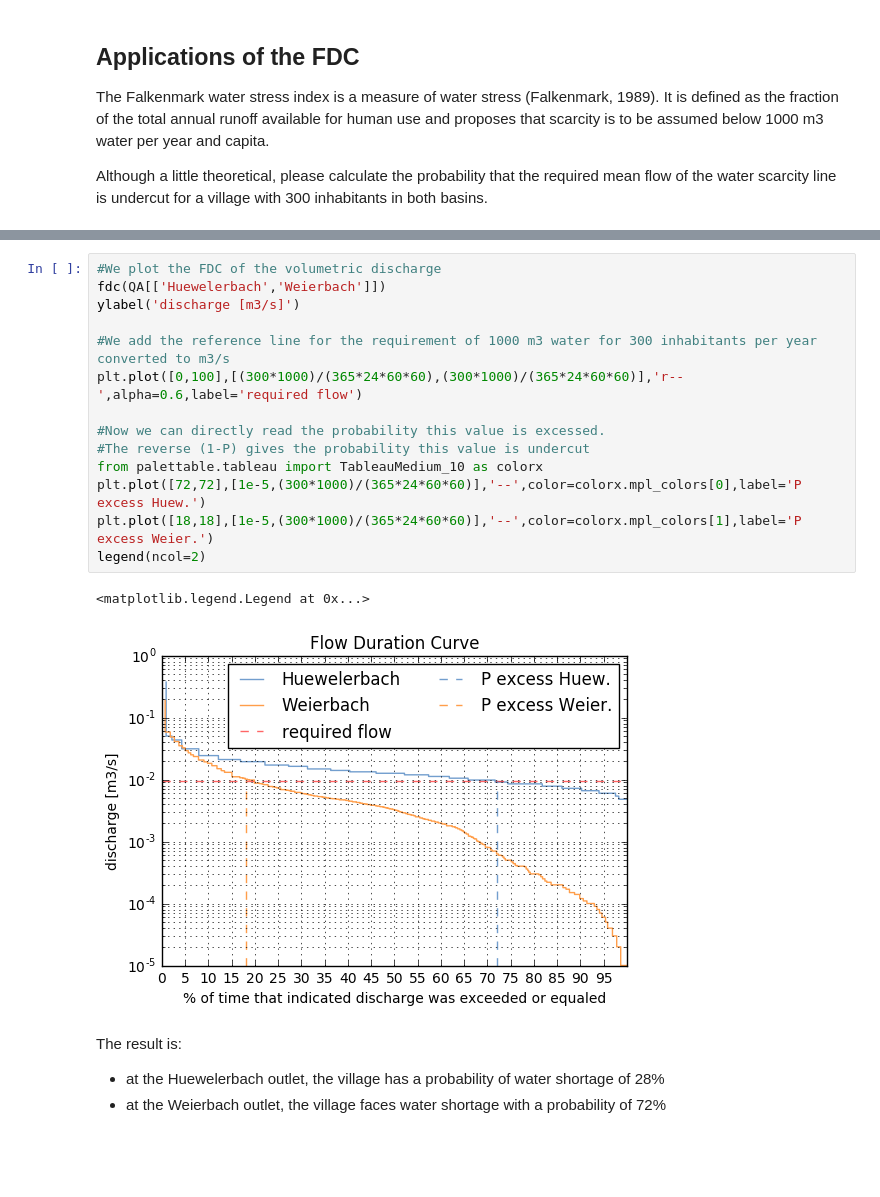
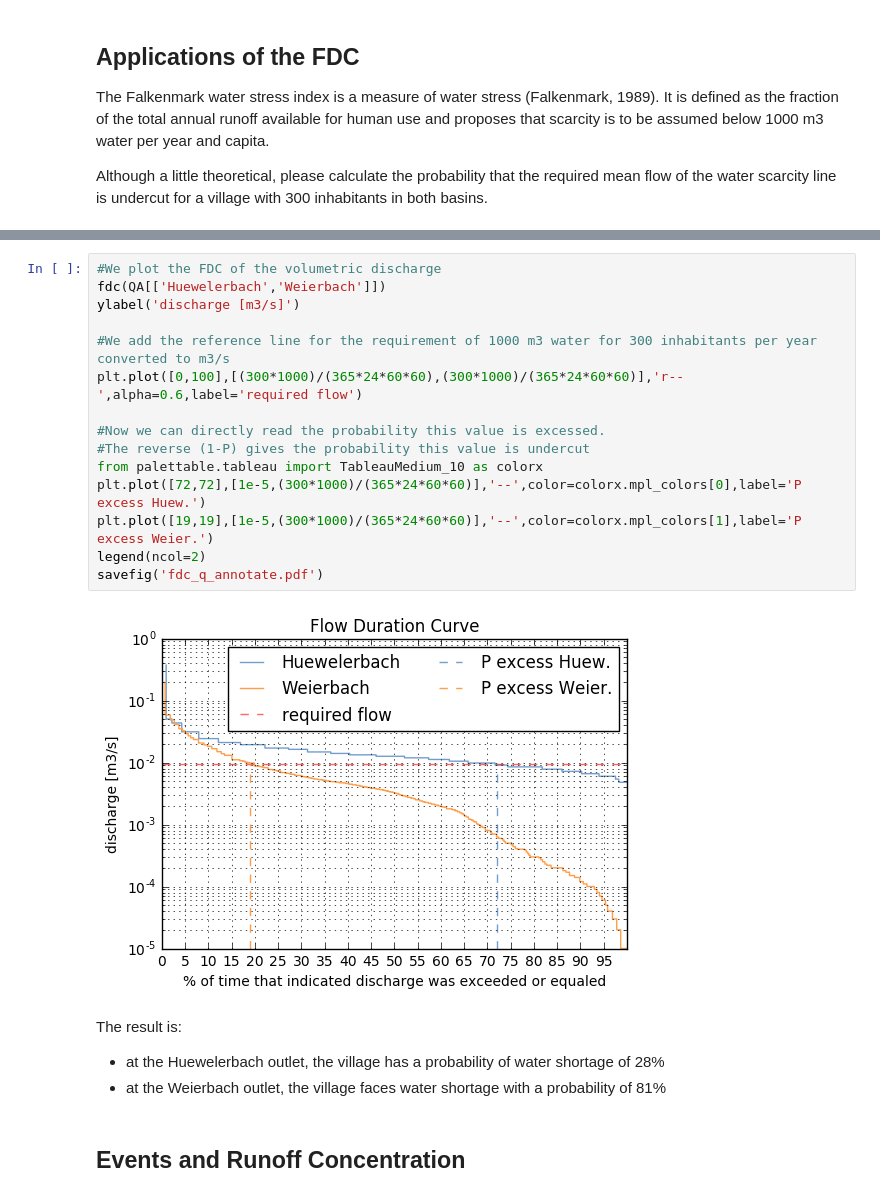
Before and after one commit to cojacoo/hydro_tutorial, a Jupyter notebook: Tutorial_2_FlowDuration_RunoffGeneration.ipynb, the cells around one changed output, grey strips where cells are left out. Saved outputs shown, nothing was run; the diff lists cells and outputs as text; blank space fills up the shorter version.

```diff
--- a/Tutorial_2_FlowDuration_RunoffGeneration.ipynb
+++ b/Tutorial_2_FlowDuration_RunoffGeneration.ipynb
@@ -170,22 +184,24 @@ Although a little theoretical, please calculate the probability that the require
 # %%
 #We plot the FDC of the volumetric discharge
 fdc(QA[['Huewelerbach','Weierbach']])
 ylabel('discharge [m3/s]')
 
 #We add the reference line for the requirement of 1000 m3 water for 300 inhabitants per year converted to m3/s
 plt.plot([0,100],[(300*1000)/(365*24*60*60),(300*1000)/(365*24*60*60)],'r--',alpha=0.6,label='required flow')
 
 #Now we can directly read the probability this value is excessed.
 #The reverse (1-P) gives the probability this value is undercut
 from palettable.tableau import TableauMedium_10 as colorx
 plt.plot([72,72],[1e-5,(300*1000)/(365*24*60*60)],'--',color=colorx.mpl_colors[0],label='P excess Huew.')
-plt.plot([18,18],[1e-5,(300*1000)/(365*24*60*60)],'--',color=colorx.mpl_colors[1],label='P excess Weier.')
+plt.plot([19,19],[1e-5,(300*1000)/(365*24*60*60)],'--',color=colorx.mpl_colors[1],label='P excess Weier.')
 legend(ncol=2)
+savefig('fdc_q_annotate.pdf')
 # %% [output]
-<matplotlib.legend.Legend at 0x...>
-[figure, old version]
+[figure, new version]
 # %% [markdown]
 The result is:
 
  * at the Huewelerbach outlet, the village has a probability of water shortage of 28%
- * at the Weierbach outlet, the village faces water shortage with a probability of 72%
+ * at the Weierbach outlet, the village faces water shortage with a probability of 81%
+# %% [markdown]
+## Events and Runoff Concentration
```
Also changed, not shown: parts of 12 cells of this notebook.
